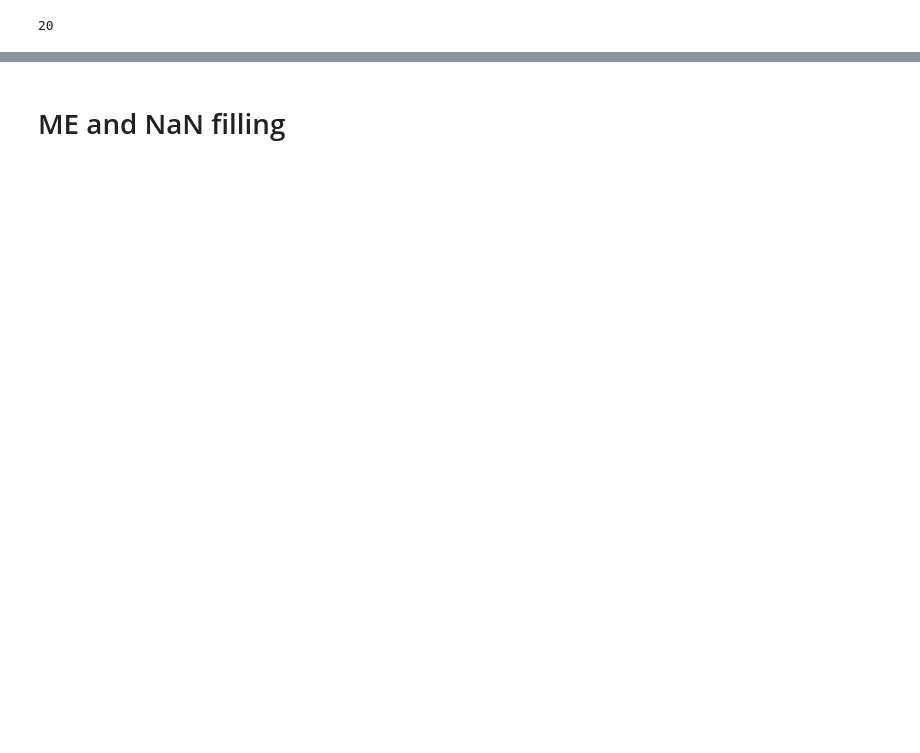
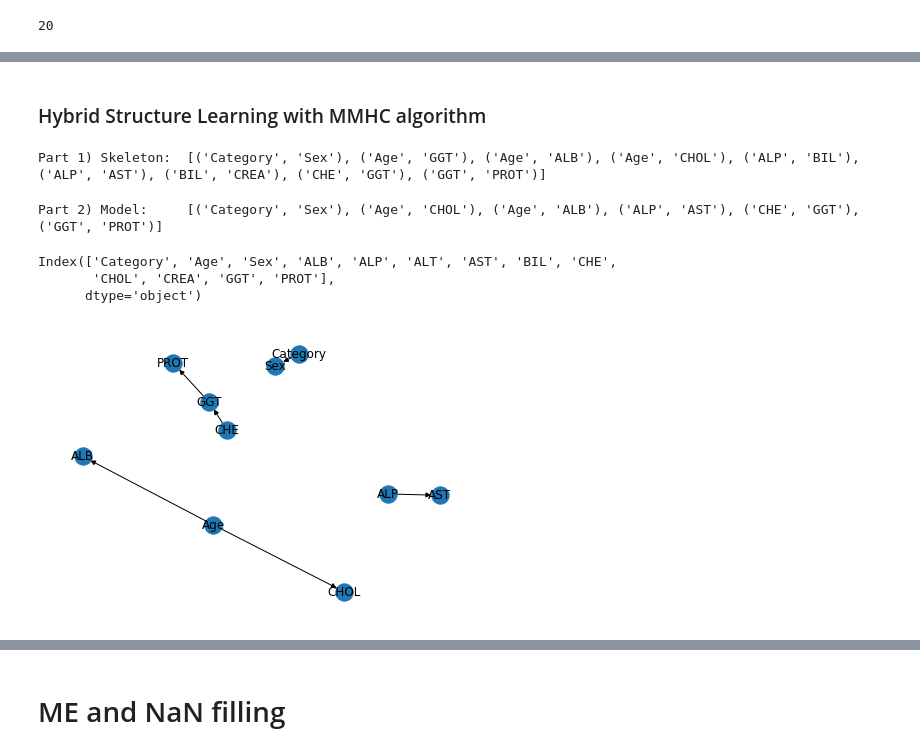
Before and after one commit to monikachudyba/MachineLearningProjects, a Jupyter notebook: HPVBayesNetwork.ipynb, the cells around one changed output, grey strips where cells are left out. Drawn from its saved outputs; the diff is of its cells as text; code cells hidden in the pictures; blank space fills up the shorter version.

Commit message:
Bayes Network Structure Learning

```diff
--- a/HPVBayesNetwork.ipynb
+++ b/HPVBayesNetwork.ipynb
@@ -125,0 +302,31 @@ for cc in col_combination:
+# %% [markdown]
+### Hybrid Structure Learning with MMHC algorithm
+# %%
+mmhc = MmhcEstimator(df)
+skeleton = mmhc.mmpc(significance_level=0.05)
+print("Part 1) Skeleton: ", skeleton.edges())
+# %% [output]
+Part 1) Skeleton:  [('Category', 'Sex'), ('Age', 'GGT'), ('Age', 'ALB'), ('Age', 'CHOL'), ('ALP', 'BIL'), ('ALP', 'AST'), ('BIL', 'CREA'), ('CHE', 'GGT'), ('GGT', 'PROT')]
+# %%
+# use hill climb search to orient the edges:
+hcs = HillClimbSearch(df)
+best_model = hcs.estimate(scoring_method='k2score', white_list=skeleton.edges(), max_iter=100) #tabu_length=10
+print("Part 2) Model:    ", best_model.edges())
+del hcs
+# %% [output]
+Part 2) Model:     [('Category', 'Sex'), ('Age', 'CHOL'), ('Age', 'ALB'), ('ALP', 'AST'), ('CHE', 'GGT'), ('GGT', 'PROT')]
+# %%
+del best_model
+best_model = [('Category', 'Sex'), ('Age', 'CHOL'), ('Age', 'ALB'), ('ALP', 'AST'), ('CHE', 'GGT'), ('GGT', 'PROT')]
+# %%
+df.columns
+# %% [output]
+Index(['Category', 'Age', 'Sex', 'ALB', 'ALP', 'ALT', 'AST', 'BIL', 'CHE',
+       'CHOL', 'CREA', 'GGT', 'PROT'],
+      dtype='object')
+# %%
+nx_graph = nx.DiGraph(best_model)
+nx.draw(nx_graph, with_labels=True)
+plb.show()
+# %% [output]
+[figure, added]
```
Also changed, not shown: parts of 68 cells of this notebook.
